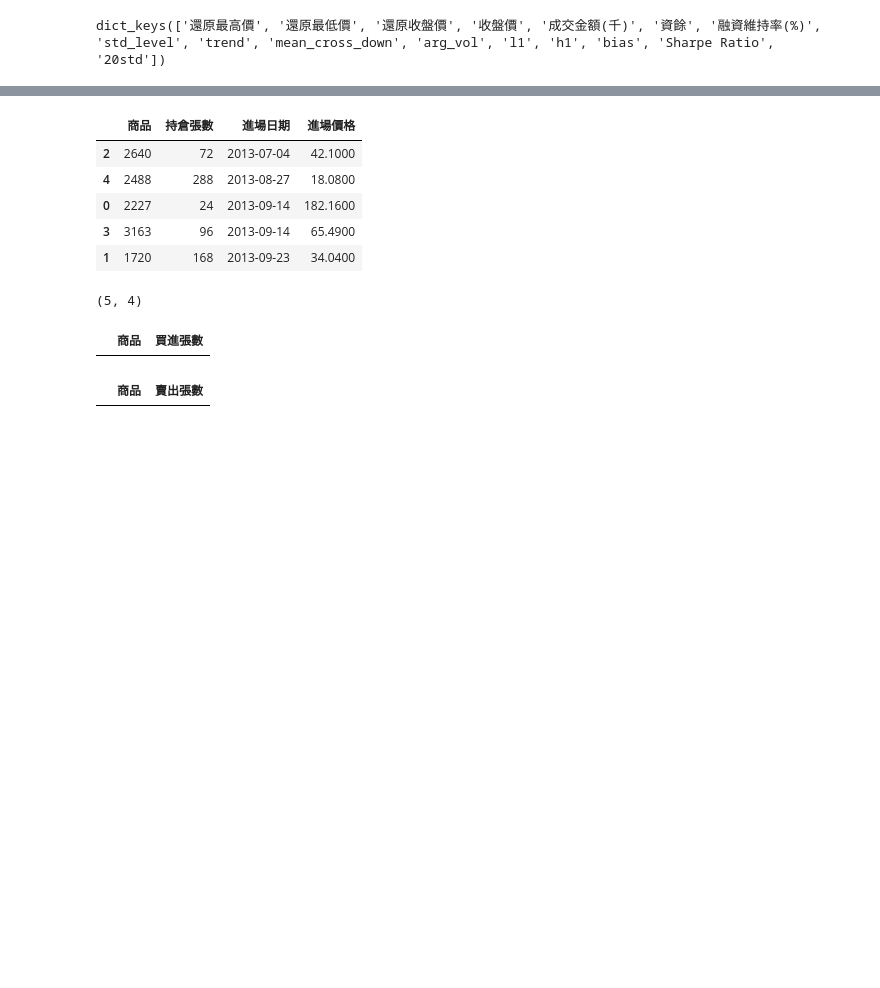
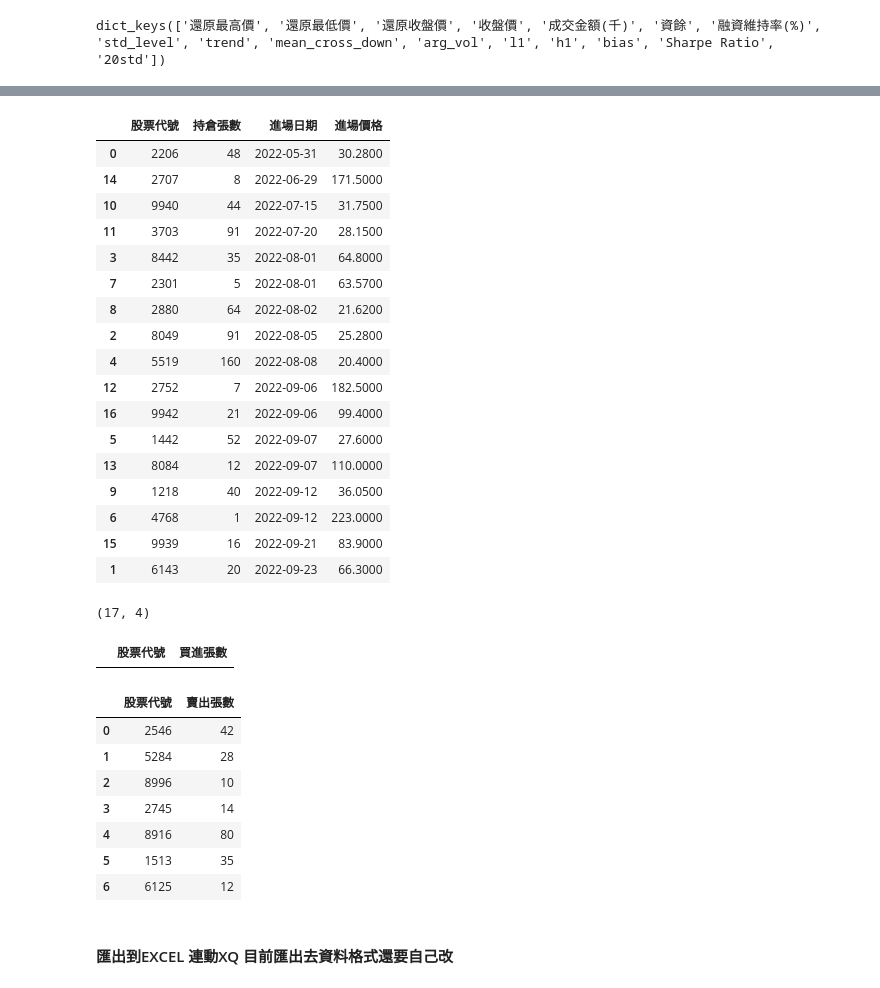
Before and after one commit to Chastely00/Chast, a Jupyter notebook: 回測模組.ipynb, the cells around one changed output, grey strips where cells are left out. Saved outputs shown, nothing was run; the diff lists cells and outputs as text; code cells hidden in the pictures; blank space fills up the shorter version.

```diff
--- a/回測模組.ipynb
+++ b/回測模組.ipynb
@@ -516,16 +516,16 @@ position = pd.DataFrame(list(zip(
     chast.results['BS'].iloc[day][chast.results['BS'].iloc[day] >= 1].index,
     chast.results['BS'].iloc[day][chast.results['BS'].iloc[day] >= 1],
     chast.results['ENTRY DATE'].iloc[day][chast.results['BS'].iloc[day] >= 1],
-    chast.results['ENTRY PRICE'].iloc[day][chast.results['BS'].iloc[day] >= 1])), columns=['商品', '持倉張數', '進場日期', '進場價格']).sort_values('進場日期')
+    chast.results['ENTRY PRICE'].iloc[day][chast.results['BS'].iloc[day] >= 1])), columns=['股票代號', '持倉張數', '進場日期', '進場價格']).sort_values('進場日期')
 
 
 new_buy = pd.DataFrame(list(zip(
     chast.results['BS'].iloc[day][(chast.results['BS'].iloc[day] >= 1) & (chast.results['BS'].iloc[day-1] == 0)].index,
-    chast.results['BS'].iloc[day][(chast.results['BS'].iloc[day] >= 1) & (chast.results['BS'].iloc[day-1] == 0)])), columns=['商品', '買進張數'])
+    chast.results['BS'].iloc[day][(chast.results['BS'].iloc[day] >= 1) & (chast.results['BS'].iloc[day-1] == 0)])), columns=['股票代號', '買進張數'])
 
 new_sell = pd.DataFrame(list(zip(
     chast.results['BS'].iloc[day-1][(chast.results['BS'].iloc[day] == 0) & (chast.results['BS'].iloc[day-1] >= 1)].index,
-    chast.results['BS'].iloc[day-1][(chast.results['BS'].iloc[day] == 0) & (chast.results['BS'].iloc[day-1] >= 1)])), columns=['商品', '賣出張數'])
+    chast.results['BS'].iloc[day-1][(chast.results['BS'].iloc[day] == 0) & (chast.results['BS'].iloc[day-1] >= 1)])), columns=['股票代號', '賣出張數'])
 display(chast.results['BS'].iloc[day].name)
 display(position)
 print(position.shape)
@@ -536,9 +536,30 @@ Timestamp('2013-09-26 00:00:00')
-|  | 商品 | 持倉張數 | 進場日期 | 進場價格 |
-| 2 | 2640 | 72 | 2013-07-04 | 42.1000 |
-| 4 | 2488 | 288 | 2013-08-27 | 18.0800 |
-| 0 | 2227 | 24 | 2013-09-14 | 182.1600 |
-| 3 | 3163 | 96 | 2013-09-14 | 65.4900 |
-| 1 | 1720 | 168 | 2013-09-23 | 34.0400 |
+|  | 股票代號 | 持倉張數 | 進場日期 | 進場價格 |
+| 0 | 2206 | 48 | 2022-05-31 | 30.2800 |
+| 14 | 2707 | 8 | 2022-06-29 | 171.5000 |
+| 10 | 9940 | 44 | 2022-07-15 | 31.7500 |
+| 11 | 3703 | 91 | 2022-07-20 | 28.1500 |
+| 3 | 8442 | 35 | 2022-08-01 | 64.8000 |
+| 7 | 2301 | 5 | 2022-08-01 | 63.5700 |
+| 8 | 2880 | 64 | 2022-08-02 | 21.6200 |
+| 2 | 8049 | 91 | 2022-08-05 | 25.2800 |
+| 4 | 5519 | 160 | 2022-08-08 | 20.4000 |
+| 12 | 2752 | 7 | 2022-09-06 | 182.5000 |
+| 16 | 9942 | 21 | 2022-09-06 | 99.4000 |
+| 5 | 1442 | 52 | 2022-09-07 | 27.6000 |
+| 13 | 8084 | 12 | 2022-09-07 | 110.0000 |
+| 9 | 1218 | 40 | 2022-09-12 | 36.0500 |
+| 6 | 4768 | 1 | 2022-09-12 | 223.0000 |
+| 15 | 9939 | 16 | 2022-09-21 | 83.9000 |
+| 1 | 6143 | 20 | 2022-09-23 | 66.3000 |
-(5, 4)
+(17, 4)
-|  | 商品 | 買進張數 |
+|  | 股票代號 | 買進張數 |
-|  | 商品 | 賣出張數 |
+|  | 股票代號 | 賣出張數 |
+| 0 | 2546 | 42 |
+| 1 | 5284 | 28 |
+| 2 | 8996 | 10 |
+| 3 | 2745 | 14 |
+| 4 | 8916 | 80 |
+| 5 | 1513 | 35 |
+| 6 | 6125 | 12 |
+# %% [markdown]
+#### 匯出到EXCEL 連動XQ 目前匯出去資料格式還要自己改
```
Also changed, not shown: parts of 11 cells of this notebook, 7 other files.
